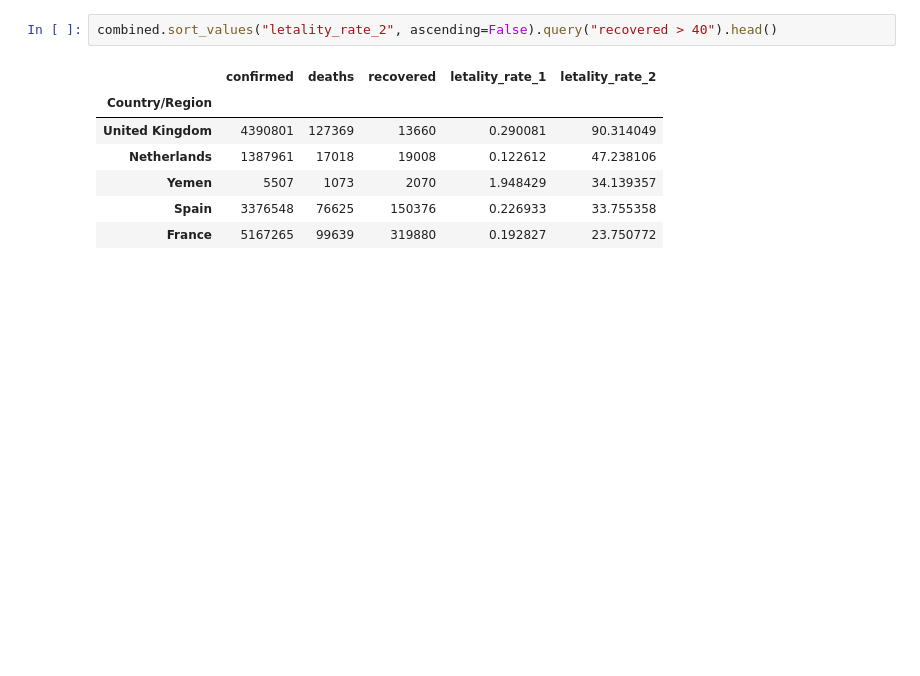
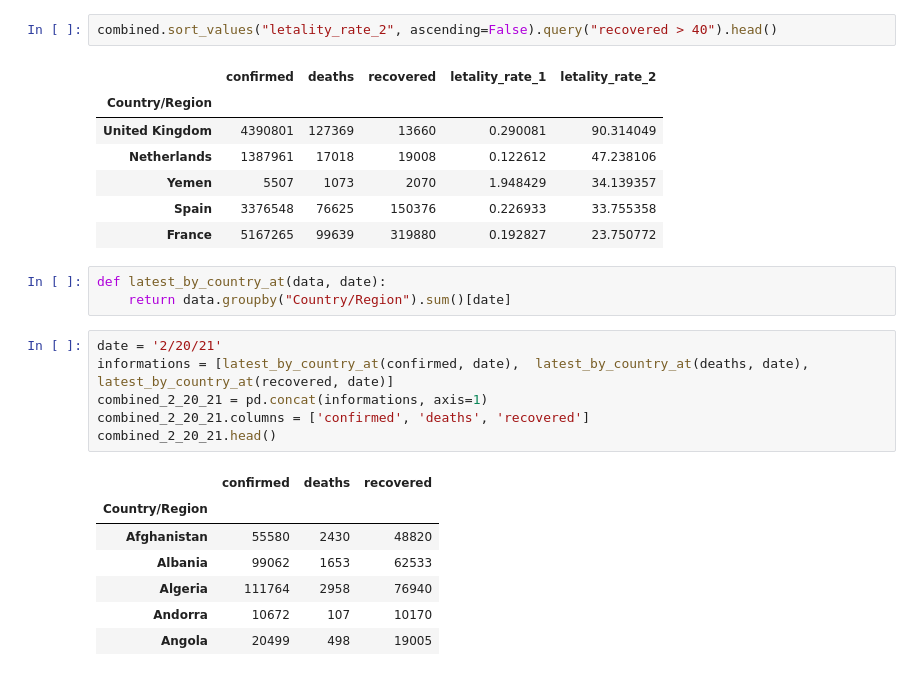
Before and after one commit to caiobarretta/Alura, a Jupyter notebook: Data Science/Data Science/Data Science análises para saúde e medicina/Curso Data Science e Saúde.ipynb, the cells around one changed output. Cells and saved outputs as stored; diff of their text form; blank space fills up the shorter version.

```diff
--- a/Data Science/Data Science/Data Science análises para saúde e medicina/Curso Data Science e Saúde.ipynb
+++ b/Data Science/Data Science/Data Science análises para saúde e medicina/Curso Data Science e Saúde.ipynb
@@ -438,3 +438,20 @@ combined.sort_values("letality_rate_2", ascending=False).query("recovered > 40")
 | Yemen | 5507 | 1073 | 2070 | 1.948429 | 34.139357 |
 | Spain | 3376548 | 76625 | 150376 | 0.226933 | 33.755358 |
 | France | 5167265 | 99639 | 319880 | 0.192827 | 23.750772 |
+# %%
+def latest_by_country_at(data, date):
+    return data.groupby("Country/Region").sum()[date]
+# %%
+date = '2/20/21'
+informations = [latest_by_country_at(confirmed, date),  latest_by_country_at(deaths, date), latest_by_country_at(recovered, date)]
+combined_2_20_21 = pd.concat(informations, axis=1)
+combined_2_20_21.columns = ['confirmed', 'deaths', 'recovered']
+combined_2_20_21.head()
+# %% [output]
+|  | confirmed | deaths | recovered |
+| Country/Region |  |  |  |
+| Afghanistan | 55580 | 2430 | 48820 |
+| Albania | 99062 | 1653 | 62533 |
+| Algeria | 111764 | 2958 | 76940 |
+| Andorra | 10672 | 107 | 10170 |
+| Angola | 20499 | 498 | 19005 |
```
Also changed, not shown: parts of 5 cells of this notebook.
